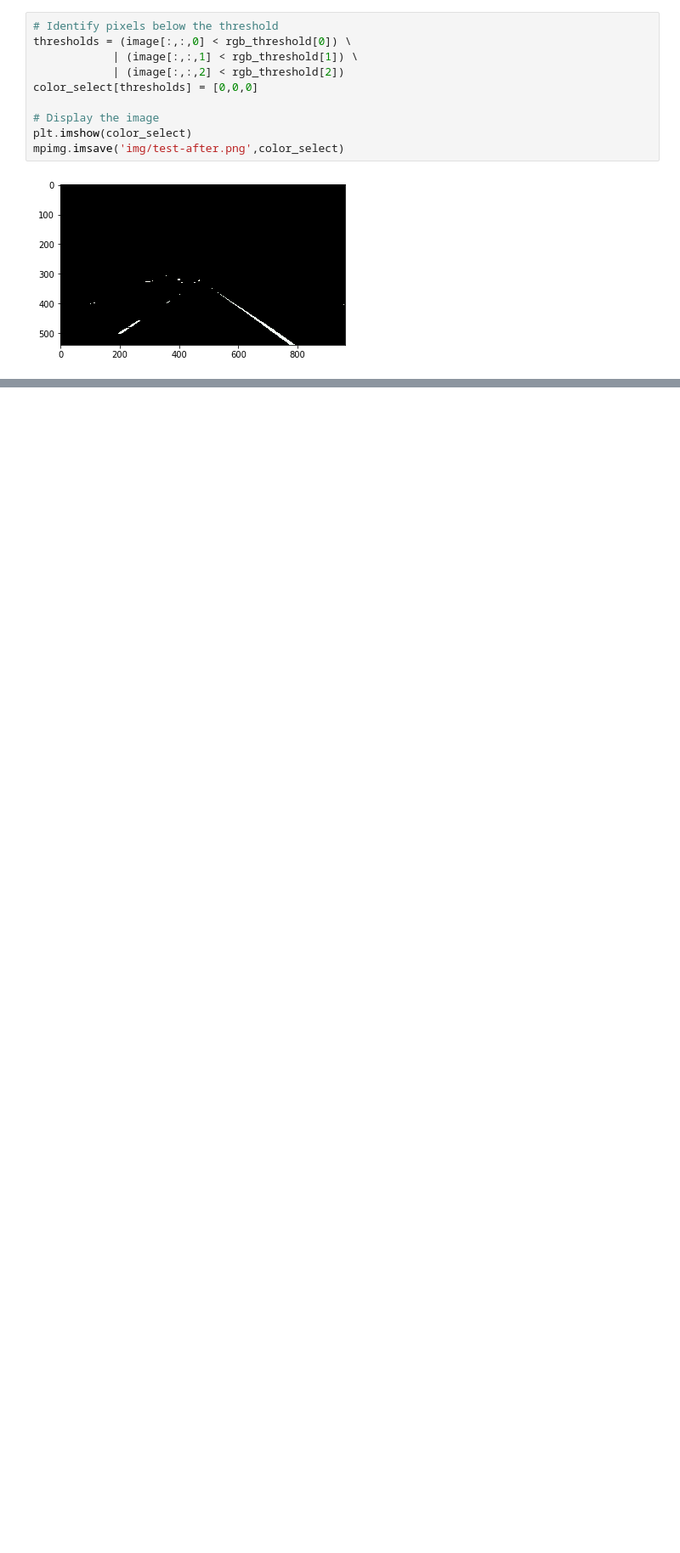
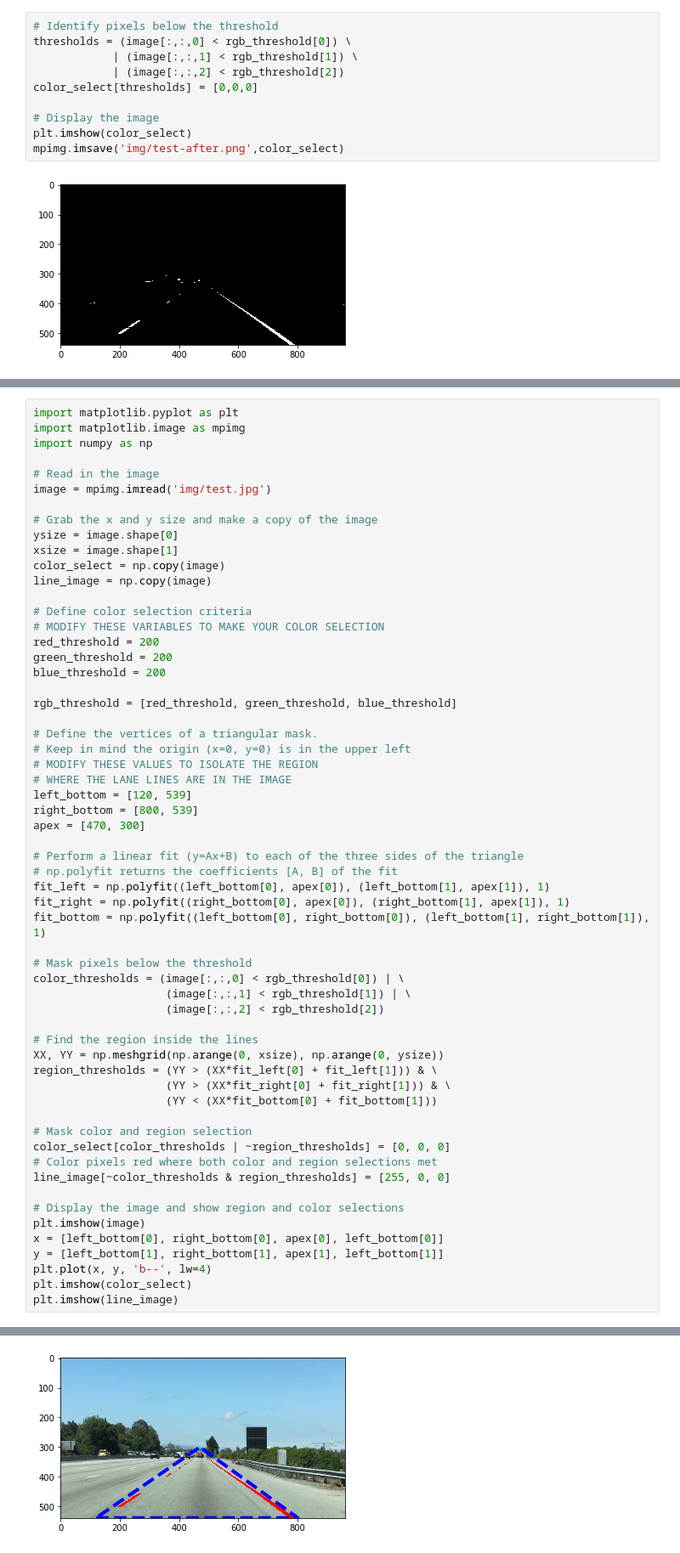
Before and after one commit to vedanshdwivedi/SELF-DRIVING-CAR, a Jupyter notebook: Computer Vision Fundamentals/Computer Vision Fundamentals.ipynb, the cells around one changed output, grey strips where cells are left out. Shown at 85% size. Saved outputs shown, nothing was run; the diff lists cells and outputs as text; blank space fills up the shorter version.

```diff
--- a/Computer Vision Fundamentals/Computer Vision Fundamentals.ipynb
+++ b/Computer Vision Fundamentals/Computer Vision Fundamentals.ipynb
@@ -51,0 +89,60 @@ mpimg.imsave('img/test-after.png',color_select)
+# %%
+import matplotlib.pyplot as plt
+import matplotlib.image as mpimg
+import numpy as np
+
+# Read in the image
+image = mpimg.imread('img/test.jpg')
+
+# Grab the x and y size and make a copy of the image
+ysize = image.shape[0]
+xsize = image.shape[1]
+color_select = np.copy(image)
+line_image = np.copy(image)
+
+# Define color selection criteria
+# MODIFY THESE VARIABLES TO MAKE YOUR COLOR SELECTION
+red_threshold = 200
+green_threshold = 200
+blue_threshold = 200
+
+rgb_threshold = [red_threshold, green_threshold, blue_threshold]
+
+# Define the vertices of a triangular mask.
+# Keep in mind the origin (x=0, y=0) is in the upper left
+# MODIFY THESE VALUES TO ISOLATE THE REGION
+# WHERE THE LANE LINES ARE IN THE IMAGE
+left_bottom = [120, 539]
+right_bottom = [800, 539]
+apex = [470, 300]
+
+# Perform a linear fit (y=Ax+B) to each of the three sides of the triangle
+# np.polyfit returns the coefficients [A, B] of the fit
+fit_left = np.polyfit((left_bottom[0], apex[0]), (left_bottom[1], apex[1]), 1)
+fit_right = np.polyfit((right_bottom[0], apex[0]), (right_bottom[1], apex[1]), 1)
+fit_bottom = np.polyfit((left_bottom[0], right_bottom[0]), (left_bottom[1], right_bottom[1]), 1)
+
+# Mask pixels below the threshold
+color_thresholds = (image[:,:,0] < rgb_threshold[0]) | \
+                    (image[:,:,1] < rgb_threshold[1]) | \
+                    (image[:,:,2] < rgb_threshold[2])
+
+# Find the region inside the lines
+XX, YY = np.meshgrid(np.arange(0, xsize), np.arange(0, ysize))
+region_thresholds = (YY > (XX*fit_left[0] + fit_left[1])) & \
+                    (YY > (XX*fit_right[0] + fit_right[1])) & \
+                    (YY < (XX*fit_bottom[0] + fit_bottom[1]))
+
+# Mask color and region selection
+color_select[color_thresholds | ~region_thresholds] = [0, 0, 0]
+# Color pixels red where both color and region selections met
+line_image[~color_thresholds & region_thresholds] = [255, 0, 0]
+
+# Display the image and show region and color selections
+plt.imshow(image)
+x = [left_bottom[0], right_bottom[0], apex[0], left_bottom[0]]
+y = [left_bottom[1], right_bottom[1], apex[1], left_bottom[1]]
+plt.plot(x, y, 'b--', lw=4)
+plt.imshow(color_select)
+plt.imshow(line_image)
+# %% [output]
@@ -51,0 +150 @@ mpimg.imsave('img/test-after.png',color_select)
+[figure, added]
```
Also changed, not shown: parts of 11 cells of this notebook.
